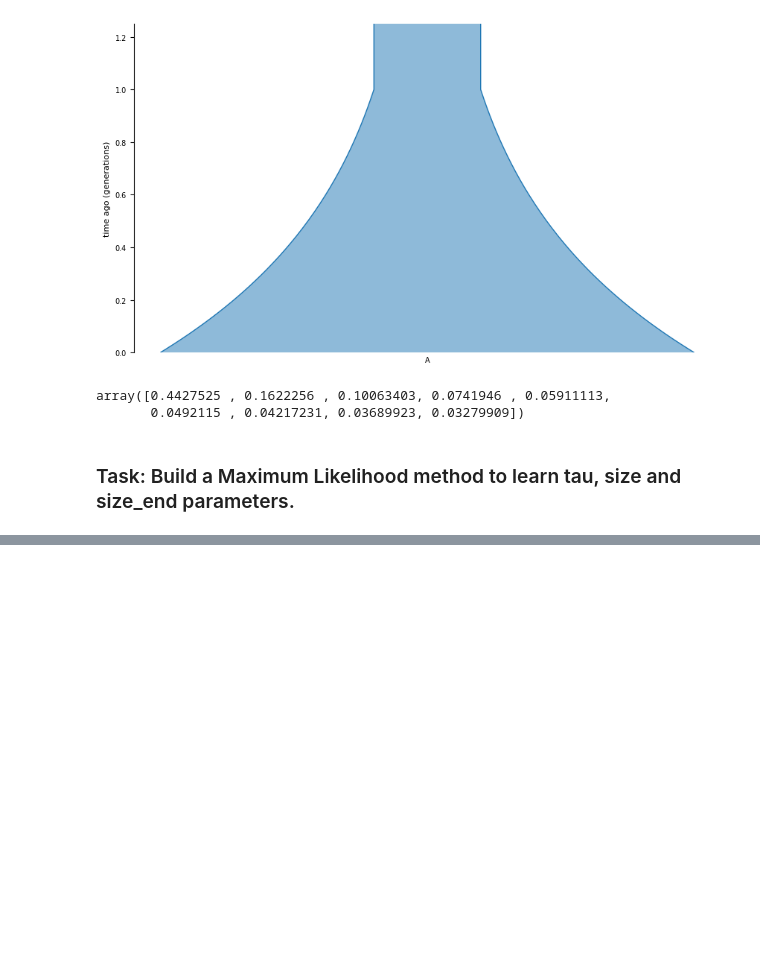
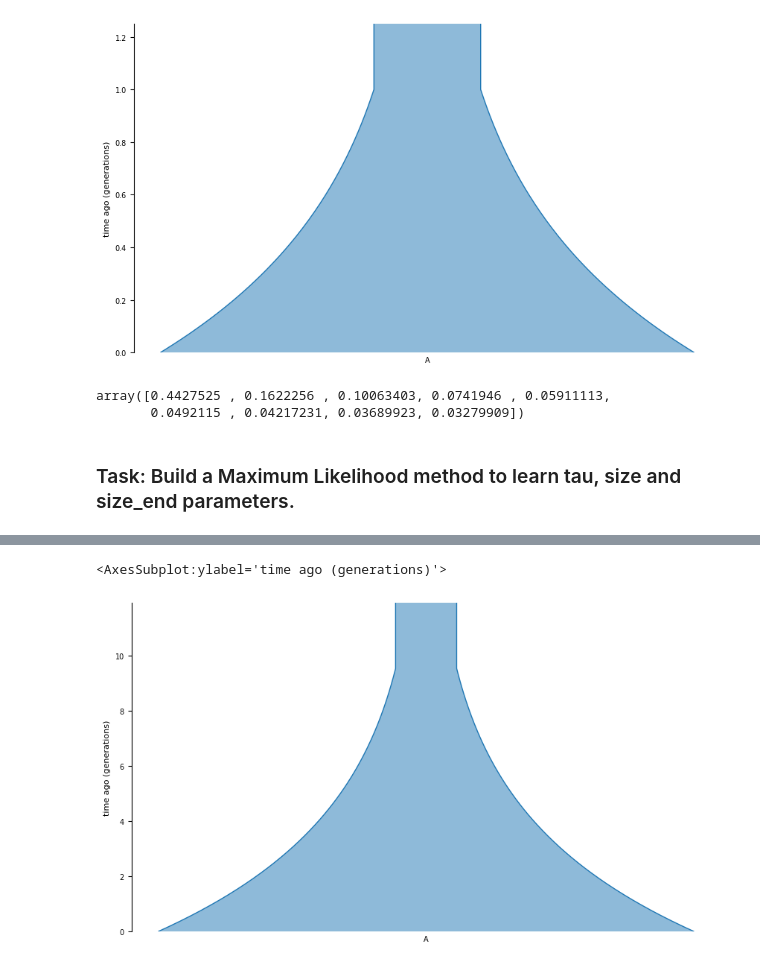
Before and after one commit to enesdilber/URPS_popgen, a Jupyter notebook: notes1.ipynb, the cells around one changed output, grey strips where cells are left out. Drawn from its saved outputs; the diff is of its cells as text; code cells hidden in the pictures; blank space fills up the shorter version.

```diff
--- a/notes1.ipynb
+++ b/notes1.ipynb
@@ -303,0 +375,6 @@ sfs = np.array([10, 4, 5, 3, 1, 0, 1, 0, 0]) # in previous example X
+# %%
+g = get_demes_model(*ret.x)
+demesdraw.tubes(g)
+# %% [output]
+<AxesSubplot:ylabel='time ago (generations)'>
+[figure, added]
```
Also changed, not shown: parts of 15 cells of this notebook.
